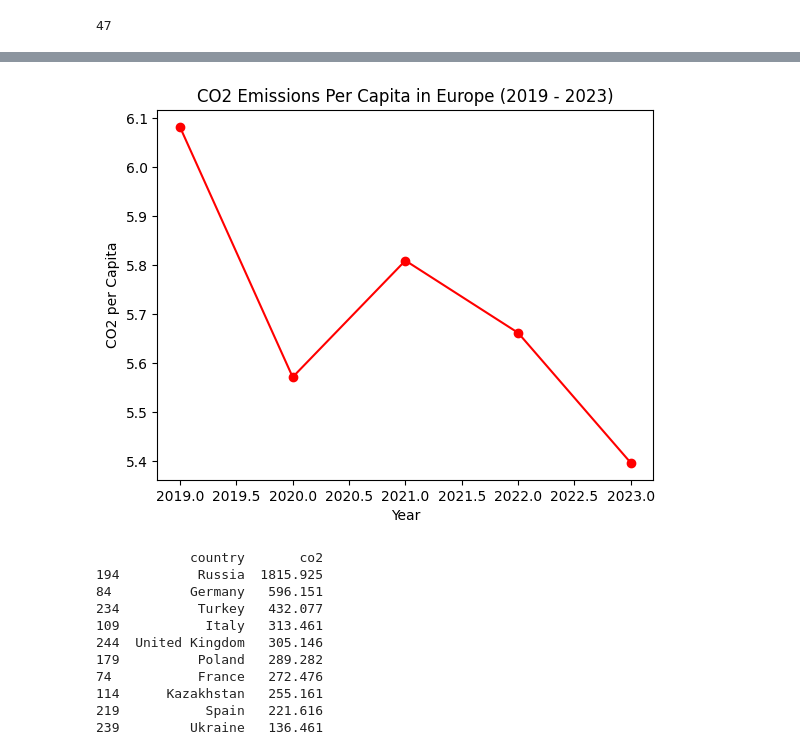
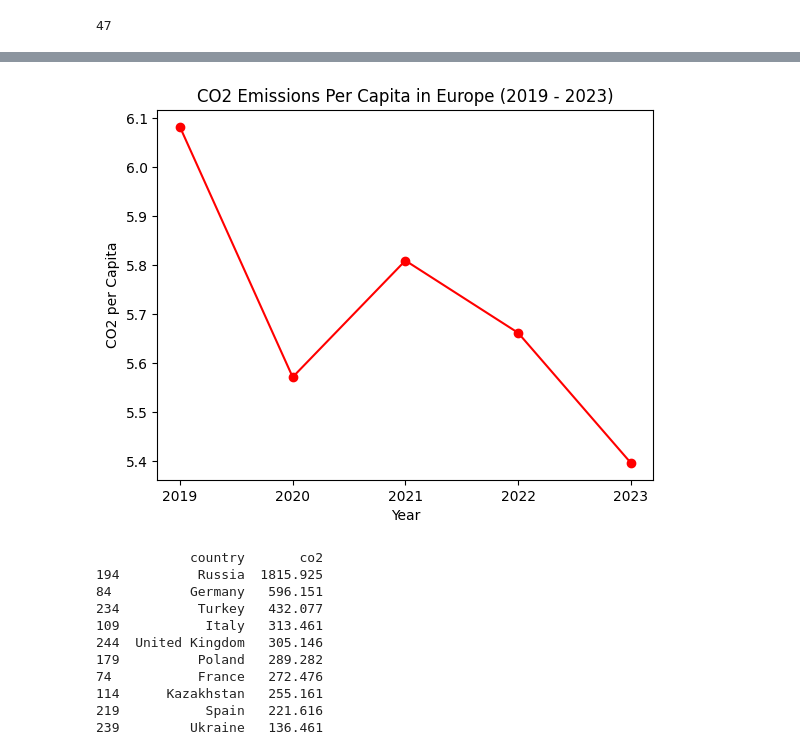
Before and after one commit to mircog991/green-index, a Jupyter notebook: analysis/co2data-analysis.ipynb, the cells around one changed output, grey strips where cells are left out. Cells and saved outputs as stored; diff of their text form; code cells hidden in the pictures.

```diff
--- a/analysis/co2data-analysis.ipynb
+++ b/analysis/co2data-analysis.ipynb
@@ -130,14 +137,15 @@ plt.show()
 # %%
 # TREND ANALYSIS OVER TIME - CO2 EMISSIONS PER CAPITA THE YEARS
 
 yearly_co2_per_capita = filtered_df_w_dropped_countries.groupby('year')['co2_per_capita'].mean()
 plt.plot(yearly_co2_per_capita.index, yearly_co2_per_capita.values, marker='o', color='red')
+plt.xticks([2019,2020,2021,2022,2023])
 plt.title('CO2 Emissions Per Capita in Europe (2019 - 2023)')
 plt.xlabel('Year')
 plt.ylabel('CO2 per Capita')
 plt.show()
 # %% [output]
-[figure, old version]
+[figure, new version]
 # %%
 # TOP CO2 EMISSIONS IN 2023
 
```
Also changed, not shown: parts of 9 cells of this notebook, 8 other files.
